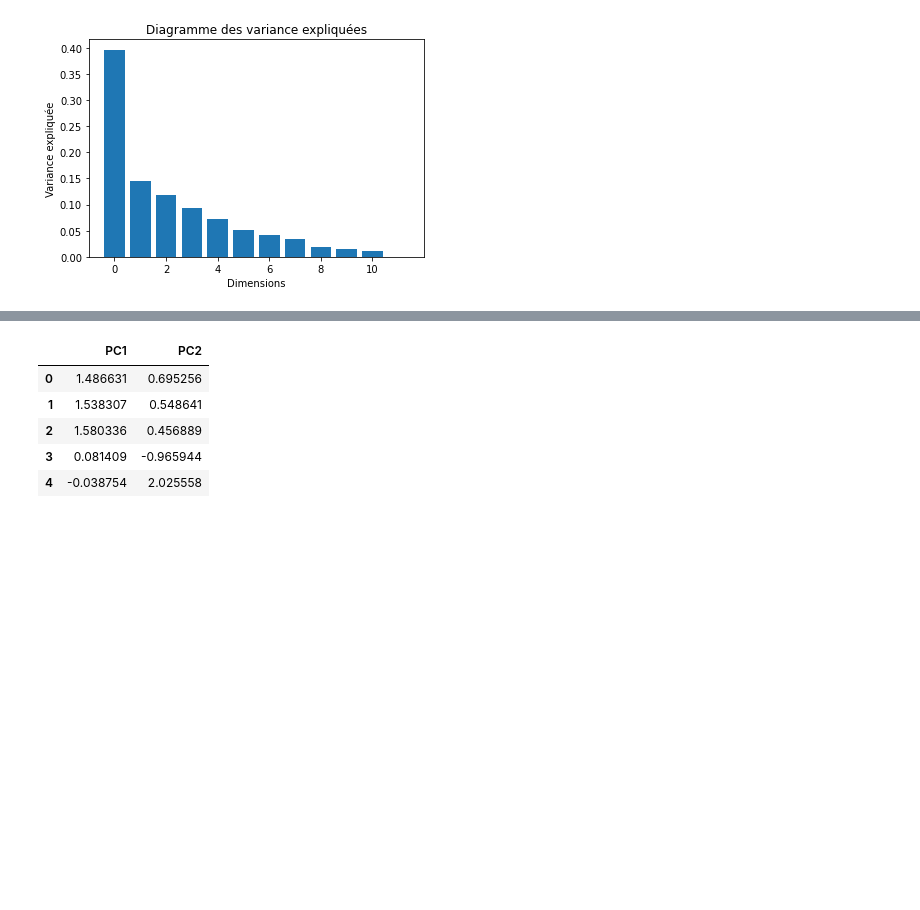
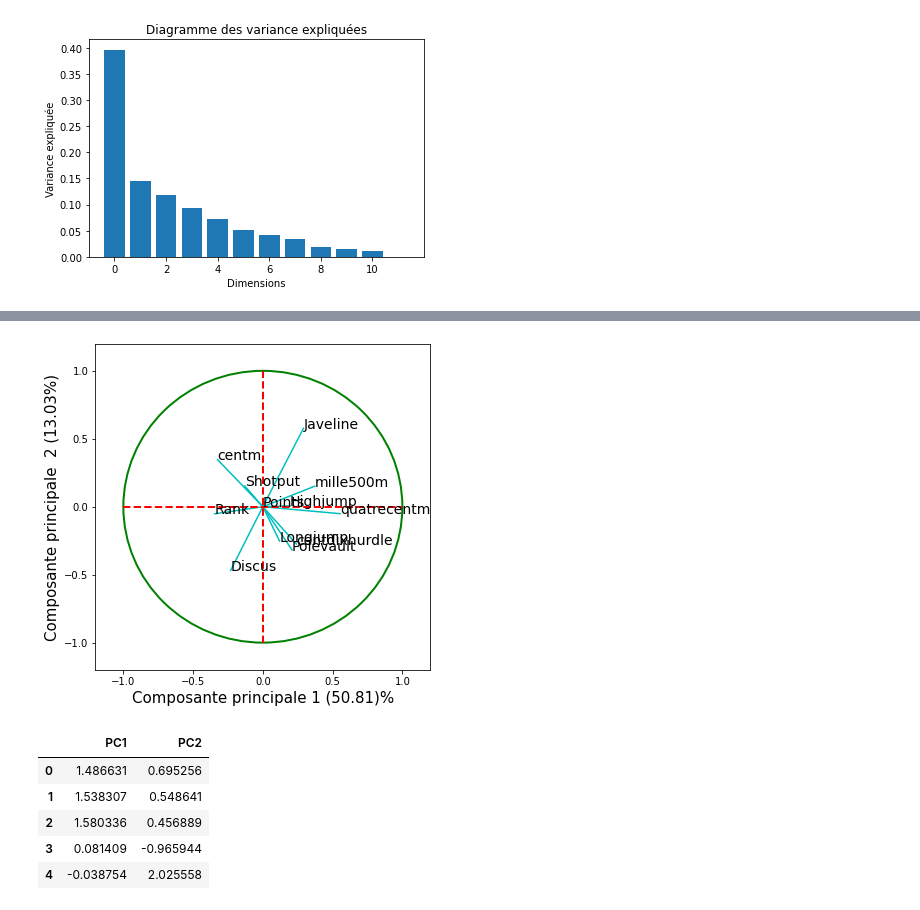
Before and after one commit to maitreRi/DataScience_Revision, a Jupyter notebook: Data_Science_Revision/5 Analyse en composantes principales/5 TP5.ipynb, the cells around one changed output, grey strips where cells are left out. Saved outputs shown, nothing was run; the diff lists cells and outputs as text; code cells hidden in the pictures; blank space fills up the shorter version.

```diff
--- a/Data_Science_Revision/5 Analyse en composantes principales/5 TP5.ipynb
+++ b/Data_Science_Revision/5 Analyse en composantes principales/5 TP5.ipynb
@@ -185,3 +210,33 @@ plt.show()
+# %%
+acp = PCA()
+coord=acp.fit_transform(df_standardized)
+
+corvar = np.zeros((12,12))
+for k in range(11):
+    corvar[:,k] = acp.components_[k,:]
+#cercle des corrélations plan 1
+fig, axes = plt.subplots(figsize=(6,6))
+axes.set_xlim(-1.2,1.2)
+axes.set_ylim(-1.2,1.2)
+#affichage des étiquettes (noms des variables)
+for i, (x, y) in enumerate(zip(corvar[0, :], corvar[1, :])):
+    # Afficher un segment de l'origine au point (x, y)
+    plt.plot([0, x], [0, y], color='c')
+    # Afficher le nom (data.columns[i]) de la performance
+    plt.text(x, y, df.columns[i], fontsize='14')
+#ajouter les axes
+plt.plot([-1,1],[0,0],color='r',linestyle='--',linewidth=2)
+plt.plot([0,0],[-1,1],color='r',linestyle='--',linewidth=2)
+axes.set_xlabel('Composante principale 1 (50.81)%', fontsize = 15)
+axes.set_ylabel('Composante principale  2 (13.03%)', fontsize = 15)
+
+#ajouter un cercle
+cercle = plt.Circle((0,0),1,color='g',fill=False,linewidth=2)
+axes.add_artist(cercle)
+#affichage
+plt.show()
+# %% [output]
+[figure, added]
 # %%
 # Nombre de composantes principales
 n_components = 2
```
Also changed, not shown: parts of 17 cells of this notebook, 1 other file.
